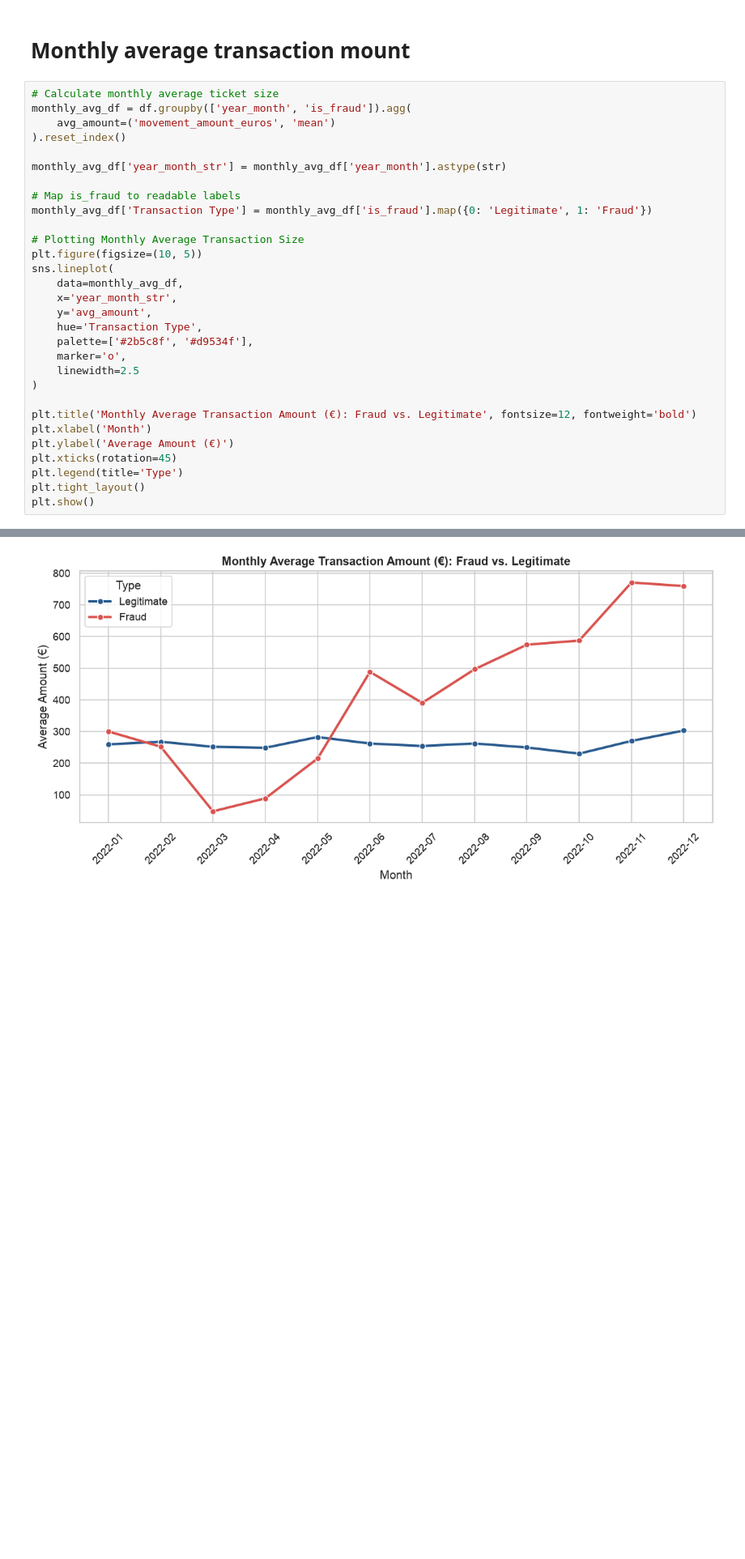
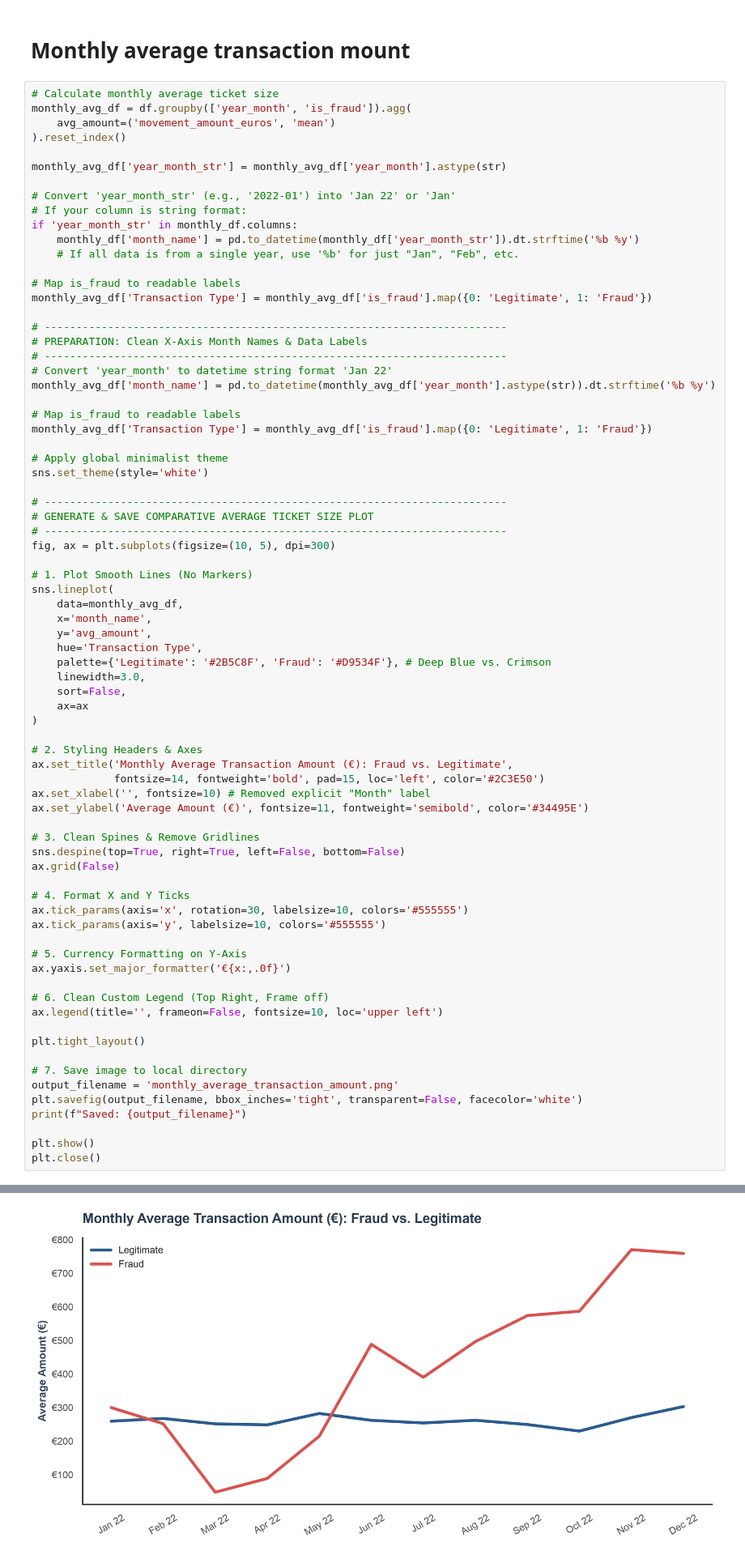
Before and after one commit to onantha/QontoBC, a Jupyter notebook: fraud_analysis.ipynb, the cells around one changed output, grey strips where cells are left out. Shown at 81% size. Cells and saved outputs as stored; diff of their text form; blank space fills up the shorter version.

```diff
--- a/fraud_analysis.ipynb
+++ b/fraud_analysis.ipynb
@@ -128,26 +212,71 @@ monthly_avg_df = df.groupby(['year_month', 'is_fraud']).agg(
 
 monthly_avg_df['year_month_str'] = monthly_avg_df['year_month'].astype(str)
 
+# Convert 'year_month_str' (e.g., '2022-01') into 'Jan 22' or 'Jan'
+# If your column is string format:
+if 'year_month_str' in monthly_df.columns:
+    monthly_df['month_name'] = pd.to_datetime(monthly_df['year_month_str']).dt.strftime('%b %y')
+    # If all data is from a single year, use '%b' for just "Jan", "Feb", etc.
+
 # Map is_fraud to readable labels
 monthly_avg_df['Transaction Type'] = monthly_avg_df['is_fraud'].map({0: 'Legitimate', 1: 'Fraud'})
 
-# Plotting Monthly Average Transaction Size
-plt.figure(figsize=(10, 5))
+# -------------------------------------------------------------------------
+# PREPARATION: Clean X-Axis Month Names & Data Labels
+# -------------------------------------------------------------------------
+# Convert 'year_month' to datetime string format 'Jan 22'
+monthly_avg_df['month_name'] = pd.to_datetime(monthly_avg_df['year_month'].astype(str)).dt.strftime('%b %y')
+
+# Map is_fraud to readable labels
+monthly_avg_df['Transaction Type'] = monthly_avg_df['is_fraud'].map({0: 'Legitimate', 1: 'Fraud'})
+
+# Apply global minimalist theme
+sns.set_theme(style='white')
+
+# -------------------------------------------------------------------------
+# GENERATE & SAVE COMPARATIVE AVERAGE TICKET SIZE PLOT
+# -------------------------------------------------------------------------
+fig, ax = plt.subplots(figsize=(10, 5), dpi=300)
+
+# 1. Plot Smooth Lines (No Markers)
 sns.lineplot(
     data=monthly_avg_df,
-    x='year_month_str',
+    x='month_name',
     y='avg_amount',
     hue='Transaction Type',
-    palette=['#2b5c8f', '#d9534f'],
-    marker='o',
-    linewidth=2.5
+    palette={'Legitimate': '#2B5C8F', 'Fraud': '#D9534F'}, # Deep Blue vs. Crimson
+    linewidth=3.0,
+    sort=False,
+    ax=ax
 )
 
-plt.title('Monthly Average Transaction Amount (€): Fraud vs. Legitimate', fontsize=12, fontweight='bold')
-plt.xlabel('Month')
-plt.ylabel('Average Amount (€)')
-plt.xticks(rotation=45)
-plt.legend(title='Type')
+# 2. Styling Headers & Axes
+ax.set_title('Monthly Average Transaction Amount (€): Fraud vs. Legitimate',
+             fontsize=14, fontweight='bold', pad=15, loc='left', color='#2C3E50')
+ax.set_xlabel('', fontsize=10) # Removed explicit "Month" label
+ax.set_ylabel('Average Amount (€)', fontsize=11, fontweight='semibold', color='#34495E')
+
+# 3. Clean Spines & Remove Gridlines
+sns.despine(top=True, right=True, left=False, bottom=False)
+ax.grid(False)
+
+# 4. Format X and Y Ticks
+ax.tick_params(axis='x', rotation=30, labelsize=10, colors='#555555')
+ax.tick_params(axis='y', labelsize=10, colors='#555555')
+
+# 5. Currency Formatting on Y-Axis
+ax.yaxis.set_major_formatter('€{x:,.0f}')
+
+# 6. Clean Custom Legend (Top Right, Frame off)
+ax.legend(title='', frameon=False, fontsize=10, loc='upper left')
+
 plt.tight_layout()
+
+# 7. Save image to local directory
+output_filename = 'monthly_average_transaction_amount.png'
+plt.savefig(output_filename, bbox_inches='tight', transparent=False, facecolor='white')
+print(f"Saved: {output_filename}")
+
 plt.show()
+plt.close()
 # %% [output]
@@ -154,4 +284,4 @@ plt.show()
-[figure, old version]
+[figure, new version]
 # %% [markdown]
 # Question 2 a
 # %%
```
Also changed, not shown: parts of 10 cells of this notebook, 2 other files.
